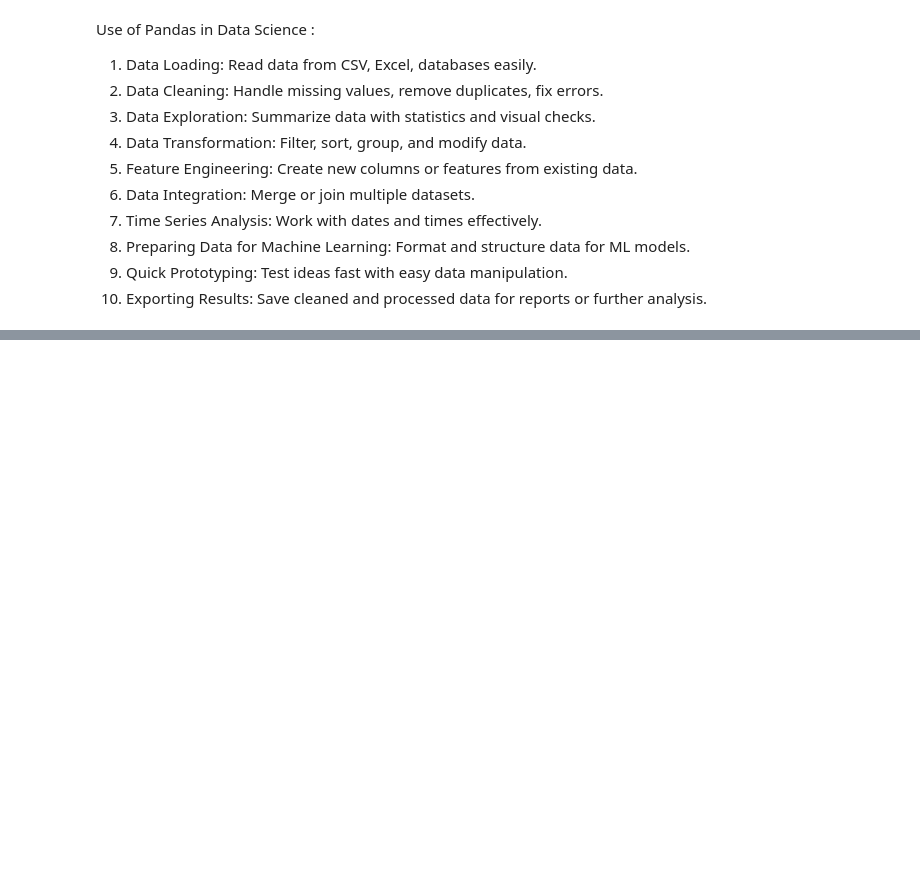
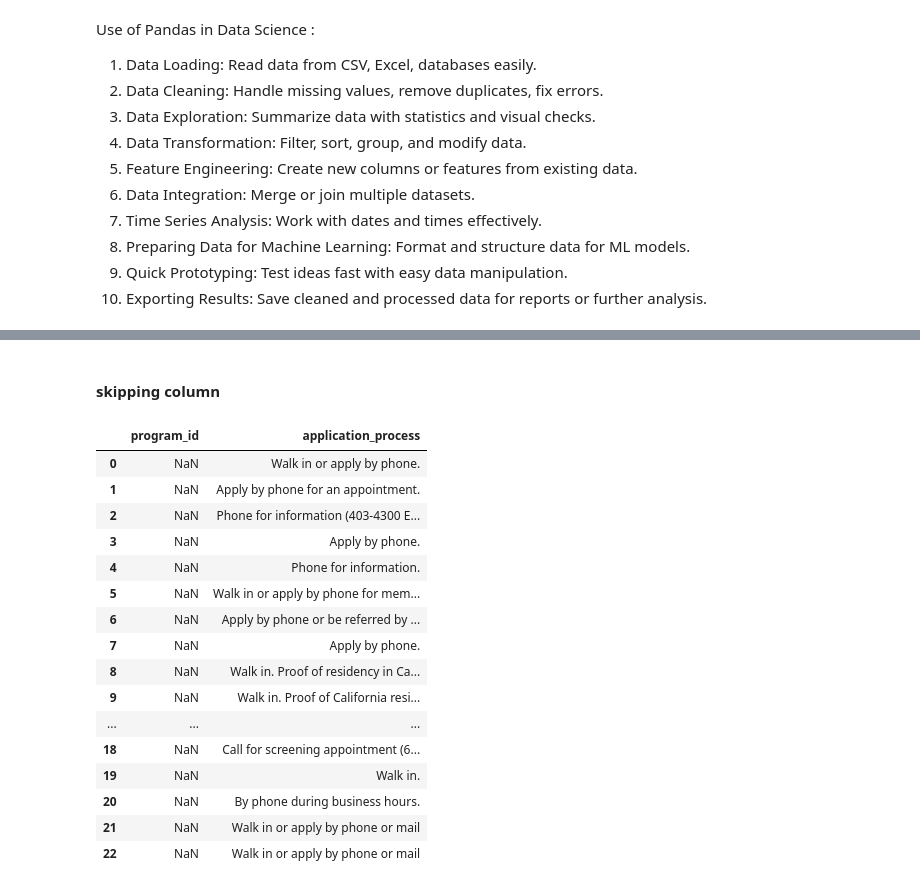
Before and after one commit to prA-G/DailyPythonNotes, a Jupyter notebook: 18_Pandas.ipynb, the cells around one changed output, grey strips where cells are left out. Cells and saved outputs as stored; diff of their text form; code cells hidden in the pictures; blank space fills up the shorter version.

```diff
--- a/18_Pandas.ipynb
+++ b/18_Pandas.ipynb
@@ -47,0 +126,22 @@ Use of Pandas in Data Science :
+# %% [markdown]
+#### skipping column
+# %%
+pd.read_csv("services.csv", usecols= ['program_id', 'application_process'])
+# %% [output]
+|  | program_id | application_process |
+| 0 | NaN | Walk in or apply by phone. |
+| 1 | NaN | Apply by phone for an appointment. |
+| 2 | NaN | Phone for information (403-4300 E... |
+| 3 | NaN | Apply by phone. |
+| 4 | NaN | Phone for information. |
+| 5 | NaN | Walk in or apply by phone for mem... |
+| 6 | NaN | Apply by phone or be referred by ... |
+| 7 | NaN | Apply by phone. |
+| 8 | NaN | Walk in. Proof of residency in Ca... |
+| 9 | NaN | Walk in. Proof of California resi... |
+| ... | ... | ... |
+| 18 | NaN | Call for screening appointment (6... |
+| 19 | NaN | Walk in. |
+| 20 | NaN | By phone during business hours. |
+| 21 | NaN | Walk in or apply by phone or mail |
+| 22 | NaN | Walk in or apply by phone or mail |
```
Also changed, not shown: parts of 19 cells of this notebook, 1 other file.
